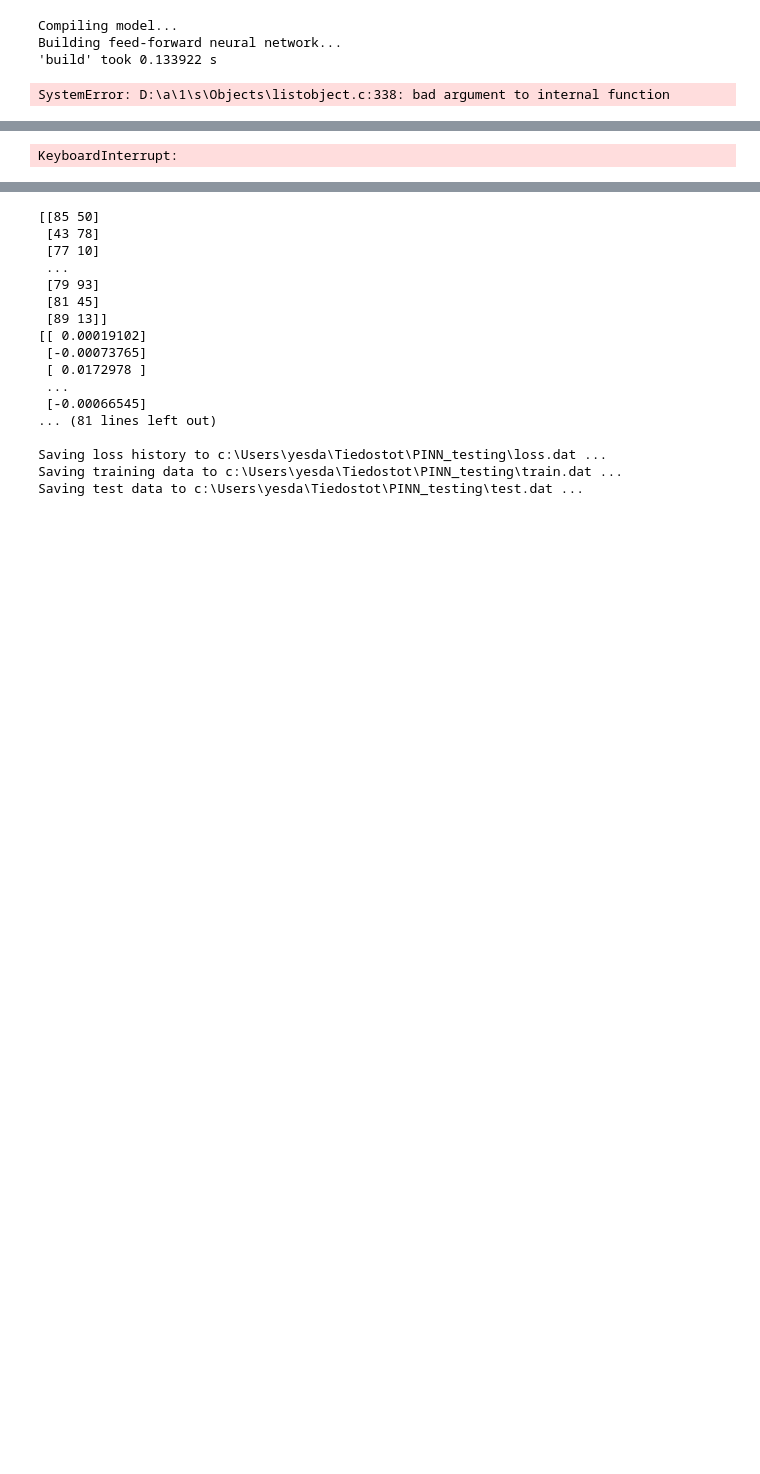
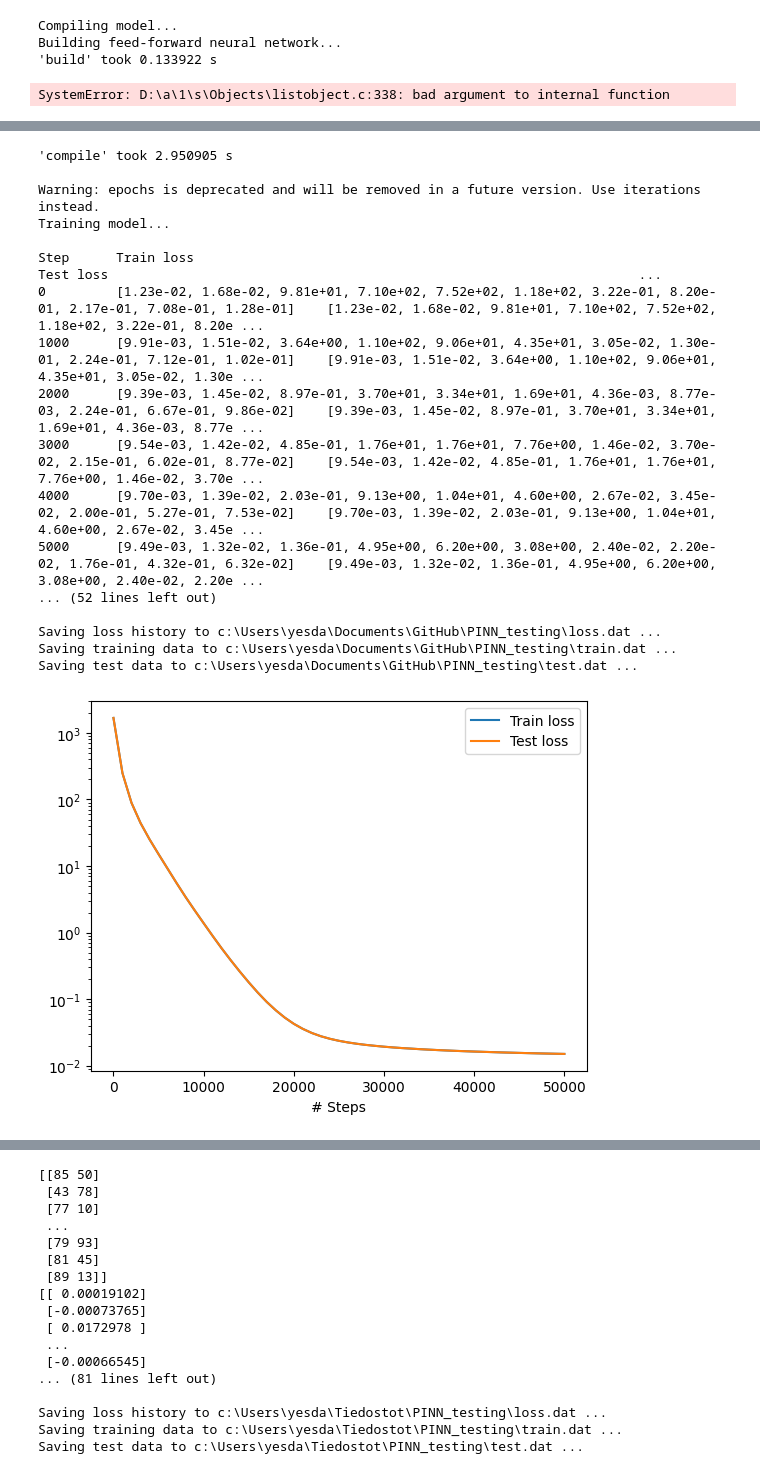
Before and after one commit to Daniel19993099/PINN_testing, a Jupyter notebook: PINN_0.3.1.ipynb, the cells around one changed output, grey strips where cells are left out. Drawn from its saved outputs; the diff is of its cells as text; code cells hidden in the pictures; blank space fills up the shorter version.

```diff
--- a/PINN_0.3.1.ipynb
+++ b/PINN_0.3.1.ipynb
@@ -354,12 +354,12 @@ data = dde.data.PDE(
     sigma_xx_bc,
     sigma_yy_bc
     ],
-    num_domain=1000,
-    num_boundary=1000
+    num_domain=3000,
+    num_boundary=3000
 )
 
 # Neural network
-net = dde.maps.FNN([2] + [64] * 5 + [5], "tanh", "He normal")
+net = dde.maps.FNN([2] + [128] * 6 + [5], "tanh", "He normal")
 
 # Model
 model = dde.Model(data, net)
@@ -393 +393,18 @@ Step      Train loss
-KeyboardInterrupt:
+'compile' took 2.950905 s
+
+Warning: epochs is deprecated and will be removed in a future version. Use iterations instead.
+Training model...
+
+Step      Train loss                                                                                                        Test loss                                                                    ...
+0         [1.23e-02, 1.68e-02, 9.81e+01, 7.10e+02, 7.52e+02, 1.18e+02, 3.22e-01, 8.20e-01, 2.17e-01, 7.08e-01, 1.28e-01]    [1.23e-02, 1.68e-02, 9.81e+01, 7.10e+02, 7.52e+02, 1.18e+02, 3.22e-01, 8.20e ...
+1000      [9.91e-03, 1.51e-02, 3.64e+00, 1.10e+02, 9.06e+01, 4.35e+01, 3.05e-02, 1.30e-01, 2.24e-01, 7.12e-01, 1.02e-01]    [9.91e-03, 1.51e-02, 3.64e+00, 1.10e+02, 9.06e+01, 4.35e+01, 3.05e-02, 1.30e ...
+2000      [9.39e-03, 1.45e-02, 8.97e-01, 3.70e+01, 3.34e+01, 1.69e+01, 4.36e-03, 8.77e-03, 2.24e-01, 6.67e-01, 9.86e-02]    [9.39e-03, 1.45e-02, 8.97e-01, 3.70e+01, 3.34e+01, 1.69e+01, 4.36e-03, 8.77e ...
+3000      [9.54e-03, 1.42e-02, 4.85e-01, 1.76e+01, 1.76e+01, 7.76e+00, 1.46e-02, 3.70e-02, 2.15e-01, 6.02e-01, 8.77e-02]    [9.54e-03, 1.42e-02, 4.85e-01, 1.76e+01, 1.76e+01, 7.76e+00, 1.46e-02, 3.70e ...
+4000      [9.70e-03, 1.39e-02, 2.03e-01, 9.13e+00, 1.04e+01, 4.60e+00, 2.67e-02, 3.45e-02, 2.00e-01, 5.27e-01, 7.53e-02]    [9.70e-03, 1.39e-02, 2.03e-01, 9.13e+00, 1.04e+01, 4.60e+00, 2.67e-02, 3.45e ...
+5000      [9.49e-03, 1.32e-02, 1.36e-01, 4.95e+00, 6.20e+00, 3.08e+00, 2.40e-02, 2.20e-02, 1.76e-01, 4.32e-01, 6.32e-02]    [9.49e-03, 1.32e-02, 1.36e-01, 4.95e+00, 6.20e+00, 3.08e+00, 2.40e-02, 2.20e ...
+... (52 lines left out)
+
+Saving loss history to c:\Users\yesda\Documents\GitHub\PINN_testing\loss.dat ...
+Saving training data to c:\Users\yesda\Documents\GitHub\PINN_testing\train.dat ...
+Saving test data to c:\Users\yesda\Documents\GitHub\PINN_testing\test.dat ...
+[figure, added]
```
Also changed, not shown: parts of 2 cells of this notebook, 3 other files.
